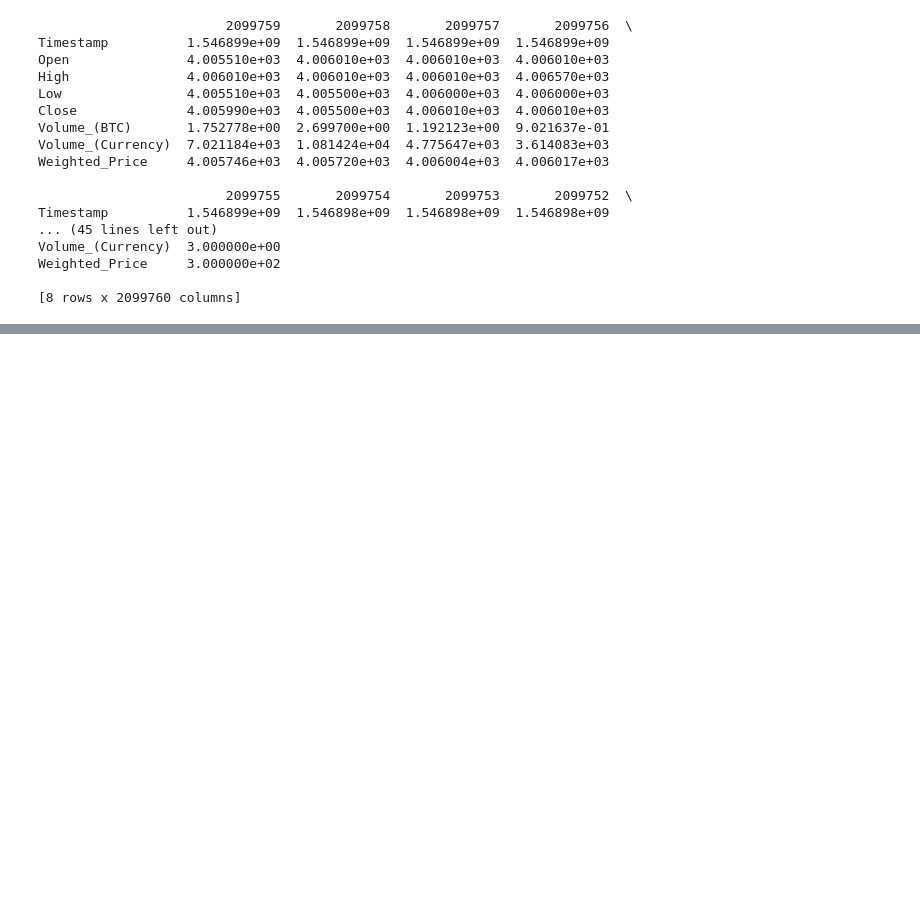
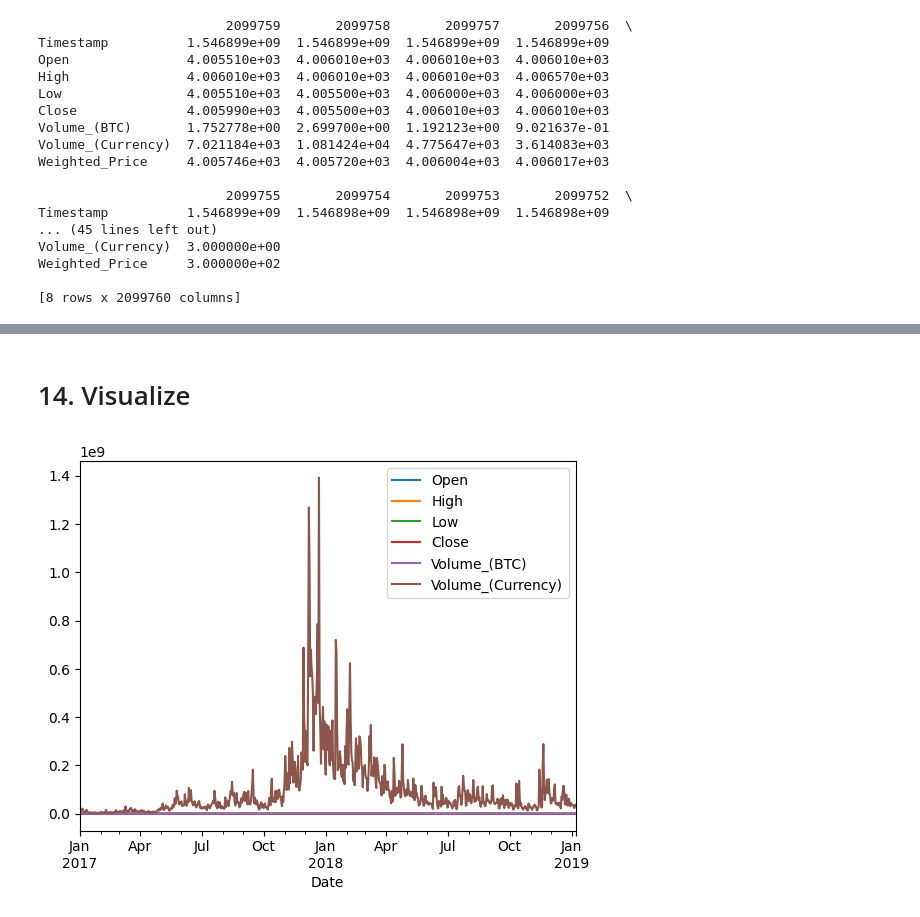
Before and after one commit to RayBar72/holbertonschool-machine_learning, a Jupyter notebook: pipeline/0x00-pandas/0x00-pandas.ipynb, the cells around one changed output, grey strips where cells are left out. Cells and saved outputs as stored; diff of their text form; code cells hidden in the pictures; blank space fills up the shorter version.

```diff
--- a/pipeline/0x00-pandas/0x00-pandas.ipynb
+++ b/pipeline/0x00-pandas/0x00-pandas.ipynb
@@ -206,0 +460,38 @@ Weighted_Price     3.000000e+02
+# %% [markdown]
+# 14. Visualize
+# %%
+#!/usr/bin/env python3
+
+from datetime import date
+import matplotlib.pyplot as plt
+import pandas as pd
+# from_file = __import__('2-from_file').from_file
+
+df = from_file('coinbaseUSD_1-min_data_2014-12-01_to_2019-01-09.csv', ',')
+
+df = df.drop(['Weighted_Price'], axis=1)
+
+df = df.rename(columns={'Timestamp': 'Date'})
+df['Date'] = pd.to_datetime(df['Date'], unit='s')
+df = df.set_index(['Date'])
+
+df['Close'] = df['Close'].fillna(method='ffill')
+df['High'] = df['High'].fillna(df['Close'])
+df['Low'] = df['Low'].fillna(df['Close'])
+df['Open'] = df['Open'].fillna(df['Close'])
+df['Volume_(BTC)'] = df['Volume_(BTC)'].fillna(0)
+df['Volume_(Currency)'] = df['Volume_(Currency)'].fillna(0)
+
+df = df.loc['2017-01-01 00:00:00':].resample('1D')
+df = df.agg(func={
+    'Open': 'mean',
+    'High': 'max',
+    'Low': 'min',
+    'Close': 'mean',
+    'Volume_(BTC)': 'sum',
+    'Volume_(Currency)': 'sum'
+})
+df.plot()
+plt.show()
+# %% [output]
+[figure, added]
```
Also changed, not shown: parts of 15 cells of this notebook, 8 other files.
